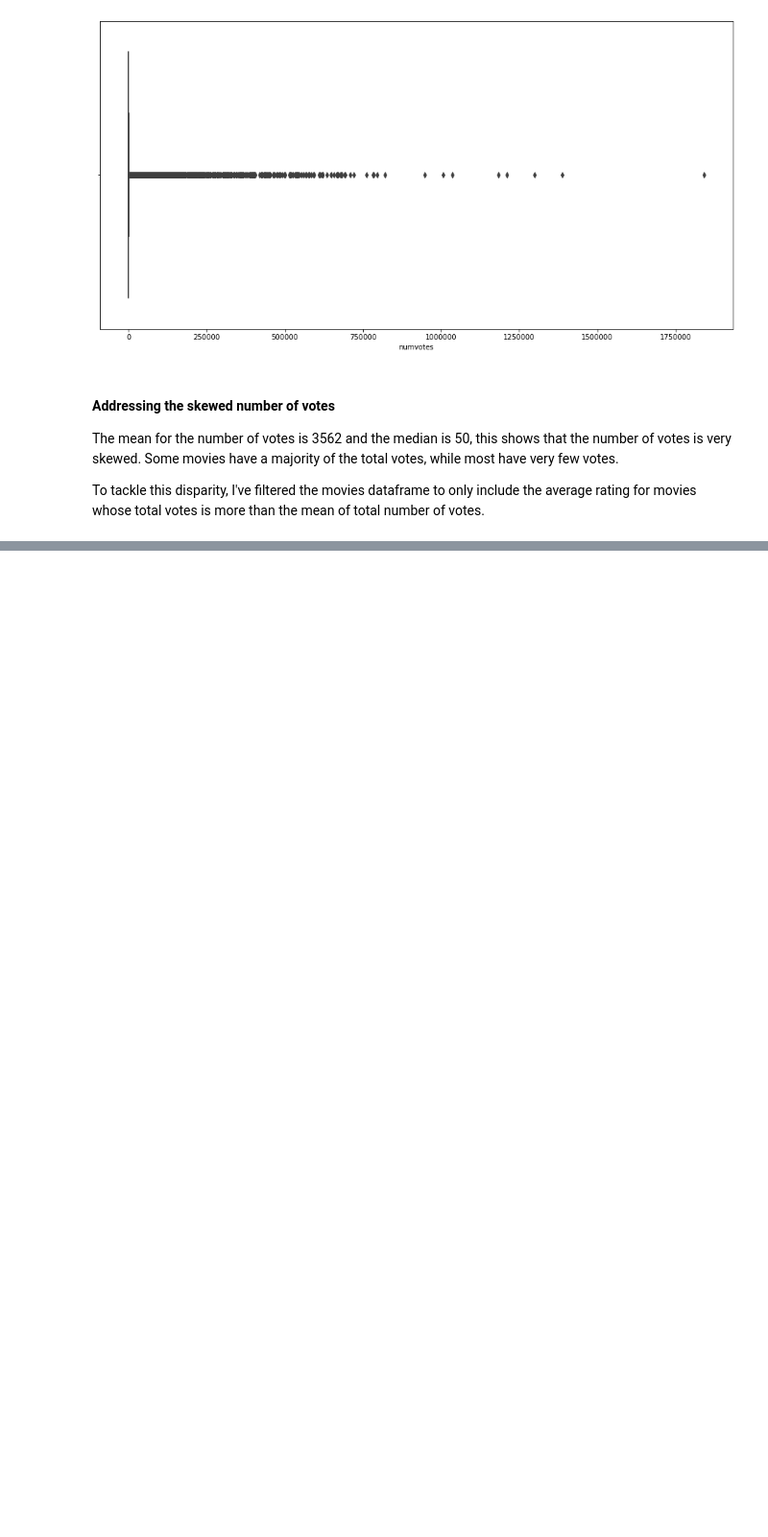
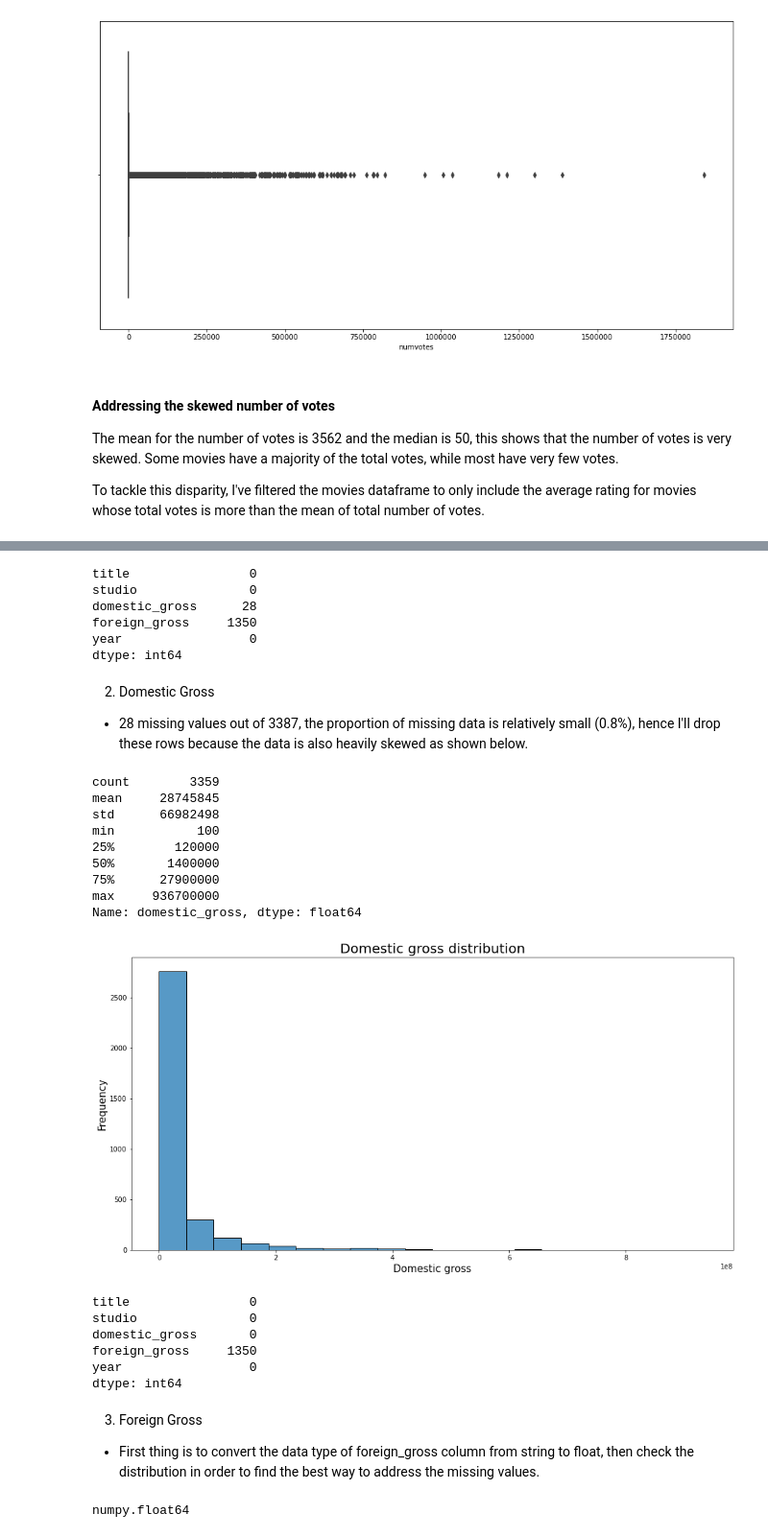
Before and after one commit to joakimTI/MOVIE-STUDIO-DATA-ANALYSIS, a Jupyter notebook: student.ipynb, the cells around one changed output, grey strips where cells are left out. Shown at 96% size. Cells and saved outputs as stored; diff of their text form; code cells hidden in the pictures; blank space fills up the shorter version.

Commit message:
Movie gross sales by studios

```diff
--- a/student.ipynb
+++ b/student.ipynb
@@ -433,0 +466,53 @@ plt.show()
+# %%
+# Replace the missing values in studio column with 'Unknown'
+movie_gross_csv['studio'].fillna('Unkwown', inplace=True)
+movie_gross_csv.isna().sum()
+# %% [output]
+title                0
+studio               0
+domestic_gross      28
+foreign_gross     1350
+year                 0
+dtype: int64
+# %% [markdown]
+2. Domestic Gross
+- 28 missing values out of 3387, the proportion of missing data is relatively small (0.8%), hence I'll drop these rows because the data is also heavily skewed as shown below.
+# %%
+print(movie_gross_csv['domestic_gross'].describe())
+plt.figure(figsize = (16,8))
+sns.histplot(x = movie_gross_csv['domestic_gross'], bins=20)
+plt.title('Domestic gross distribution', fontdict={'fontsize': 20})
+plt.xlabel('Domestic gross', fontdict={'fontsize': 15})
+plt.ylabel('Frequency', fontdict={'fontsize': 15})
+plt.show()
+# %% [output]
+count        3359
+mean     28745845
+std      66982498
+min           100
+25%        120000
+50%       1400000
+75%      27900000
+max     936700000
+Name: domestic_gross, dtype: float64
+[figure, added]
+# %%
+# Drop the rows mising values
+movie_gross_csv.dropna(subset=['domestic_gross'], inplace=True)
+movie_gross_csv.isna().sum()
+# %% [output]
+title                0
+studio               0
+domestic_gross       0
+foreign_gross     1350
+year                 0
+dtype: int64
+# %% [markdown]
+3. Foreign Gross
+- First thing is to convert the data type of foreign_gross column from string to float, then check the distribution in order to find the best way to address the missing values.
+# %%
+#  convert forign_gross type from string to float using to_numeric method.
+movie_gross_csv['foreign_gross'] = pd.to_numeric(movie_gross_csv['foreign_gross'], errors='coerce')
+type(movie_gross_csv.loc[0]['foreign_gross'])
+# %% [output]
+numpy.float64
```
Also changed, not shown: parts of 18 cells of this notebook.
